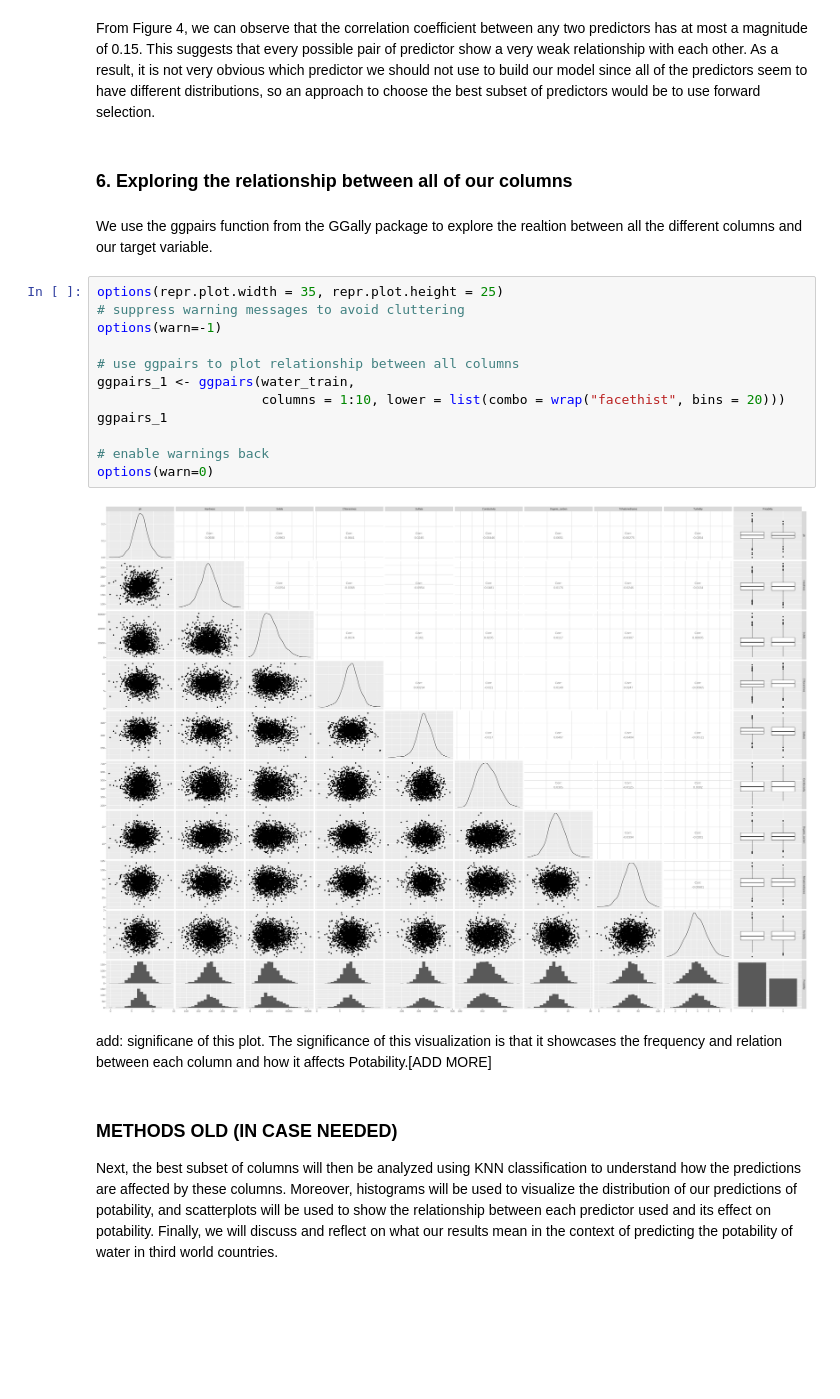
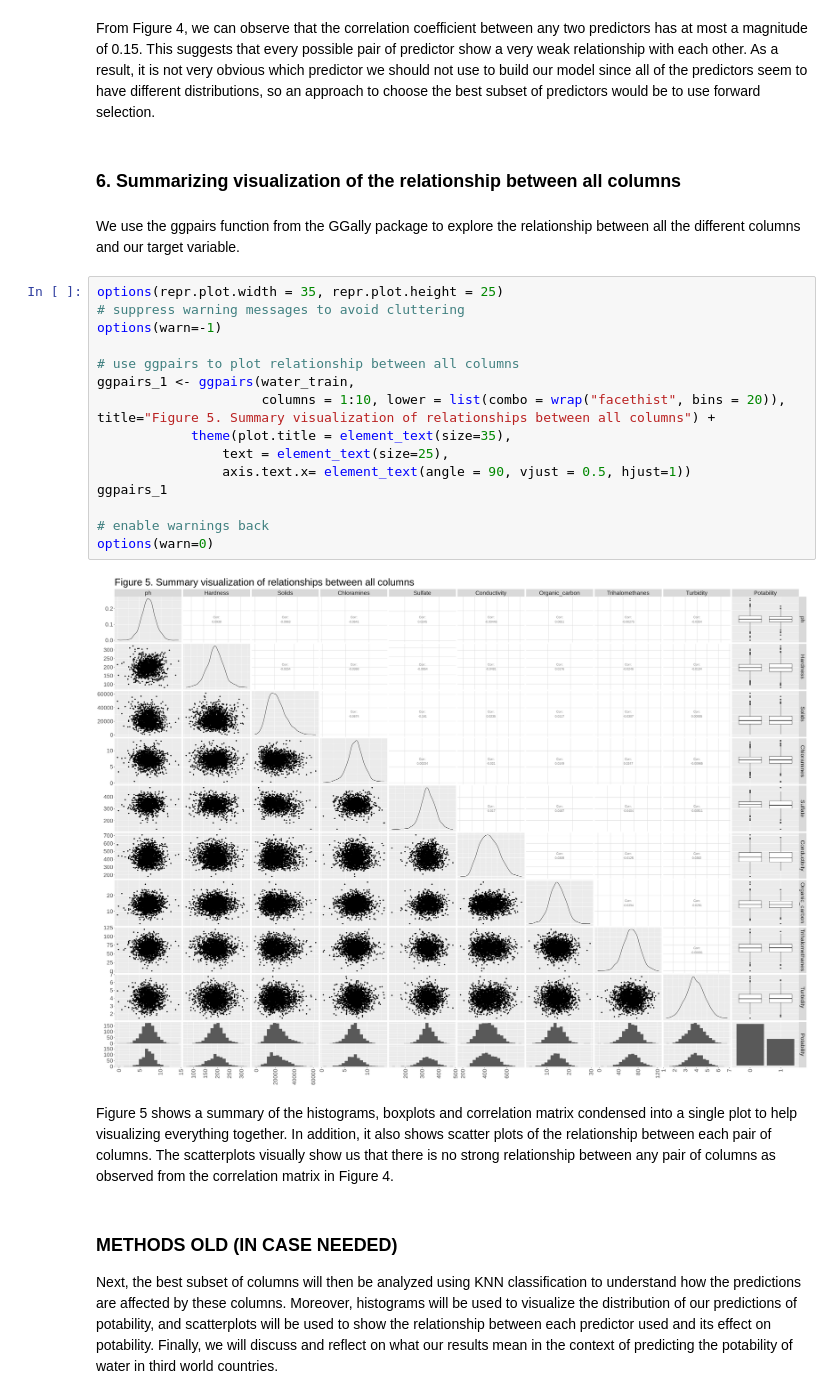
Before and after one commit to ricardoliu99/dsci100-group21, a Jupyter notebook: final_report.ipynb, the cells around one changed output. Cells and saved outputs as stored; diff of their text form; blank space fills up the shorter version.

Commit message:
Added explanation for including ggpairs

```diff
--- a/final_report.ipynb
+++ b/final_report.ipynb
@@ -339,25 +328,28 @@ corrplot(cor_matrix, method = 'color', diag = FALSE,
 # %% [markdown]
 From Figure 4, we can observe that the correlation coefficient between any two predictors has at most a magnitude of 0.15. This suggests that every possible pair of predictor show a very weak relationship with each other. As a result, it is not very obvious which predictor we should not use to build our model since all of the predictors seem to have different distributions, so an approach to choose the best subset of predictors would be to use forward selection.
 # %% [markdown]
-### 6. Exploring the relationship between all of our columns
+### 6. Summarizing visualization of the relationship between all columns
 # %% [markdown]
-We use the ggpairs function from the GGally package to explore the realtion between all the different columns and our target variable.
+We use the ggpairs function from the GGally package to explore the relationship between all the different columns and our target variable.
 # %%
 options(repr.plot.width = 35, repr.plot.height = 25)
 # suppress warning messages to avoid cluttering
 options(warn=-1)
 
 # use ggpairs to plot relationship between all columns
 ggpairs_1 <- ggpairs(water_train,
-                     columns = 1:10, lower = list(combo = wrap("facethist", bins = 20)))
+                     columns = 1:10, lower = list(combo = wrap("facethist", bins = 20)), title="Figure 5. Summary visualization of relationships between all columns") +
+            theme(plot.title = element_text(size=35),
+                text = element_text(size=25),
+                axis.text.x= element_text(angle = 90, vjust = 0.5, hjust=1))
 ggpairs_1
 
 # enable warnings back
 options(warn=0)
 # %% [output]
-[figure, old version]
+[figure, new version]
-# %% [markdown]
-add: significane of this plot. The significance of this visualization is that it showcases the frequency and relation between each column and how it affects Potability.[ADD MORE]
+# %% [markdown]
+Figure 5 shows a summary of the histograms, boxplots and correlation matrix condensed into a single plot to help visualizing everything together. In addition, it also shows scatter plots of the relationship between each pair of columns. The scatterplots visually show us that there is no strong relationship between any pair of columns as observed from the correlation matrix in Figure 4.
 # %% [markdown]
 ### METHODS OLD (IN CASE NEEDED)
 
```
Also changed, not shown: parts of 4 cells of this notebook.
